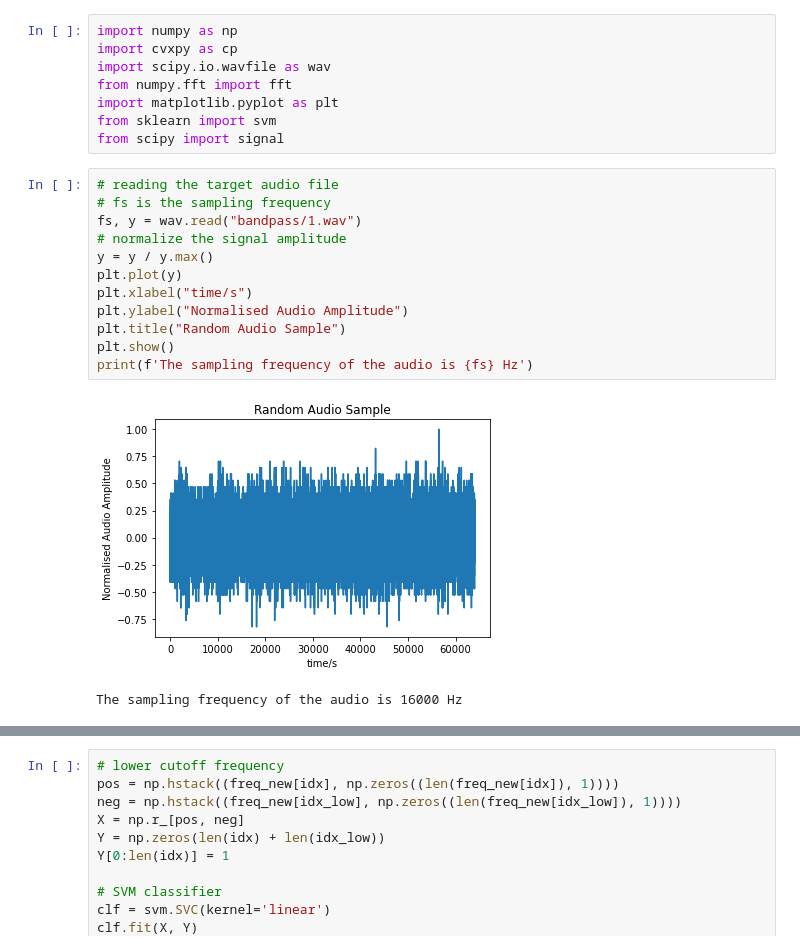
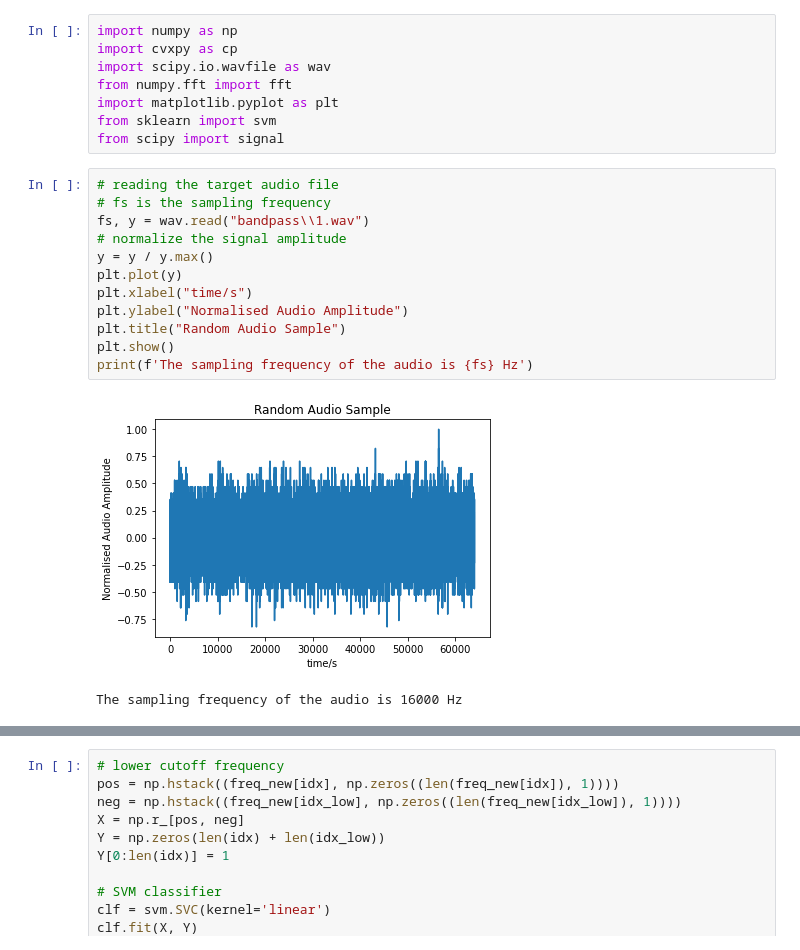
Before and after one commit to solt-qy/LDI_project, a Jupyter notebook: 01_optimization/Optimization (FIR Filter Design)-Bandpass.ipynb, the cells around one changed output, grey strips where cells are left out. Cells and saved outputs as stored; diff of their text form.

```diff
--- a/01_optimization/Optimization (FIR Filter Design)-Bandpass.ipynb
+++ b/01_optimization/Optimization (FIR Filter Design)-Bandpass.ipynb
@@ -9,17 +9,17 @@ from scipy import signal
 # %%
 # reading the target audio file
 # fs is the sampling frequency
-fs, y = wav.read("bandpass/1.wav")
+fs, y = wav.read("bandpass\\1.wav")
 # normalize the signal amplitude
 y = y / y.max()
 plt.plot(y)
 plt.xlabel("time/s")
 plt.ylabel("Normalised Audio Amplitude")
 plt.title("Random Audio Sample")
 plt.show()
 print(f'The sampling frequency of the audio is {fs} Hz')
 # %% [output]
-[figure, old version]
+[figure, new version]
 The sampling frequency of the audio is 16000 Hz
 # %%
 # generate frequency spectrum of the signal
```
Also changed, not shown: parts of 3 cells of this notebook.
